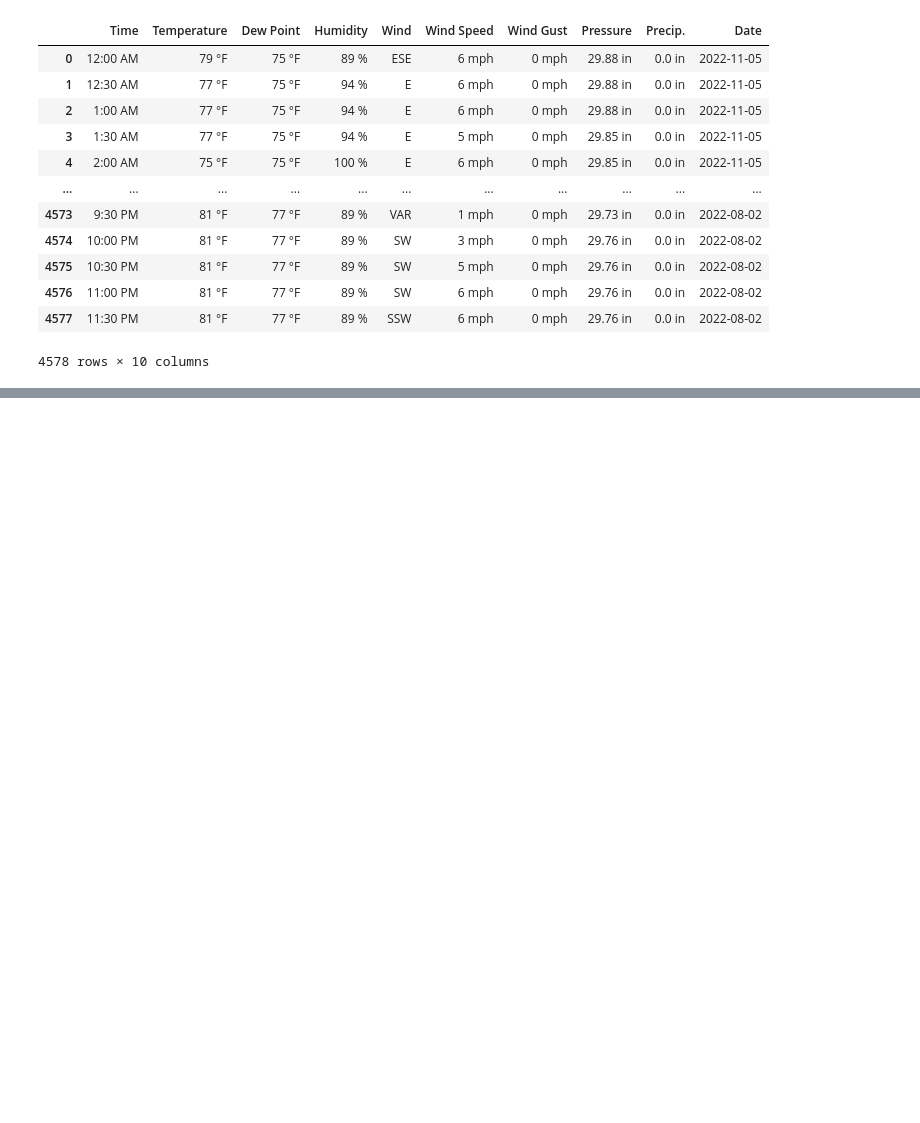
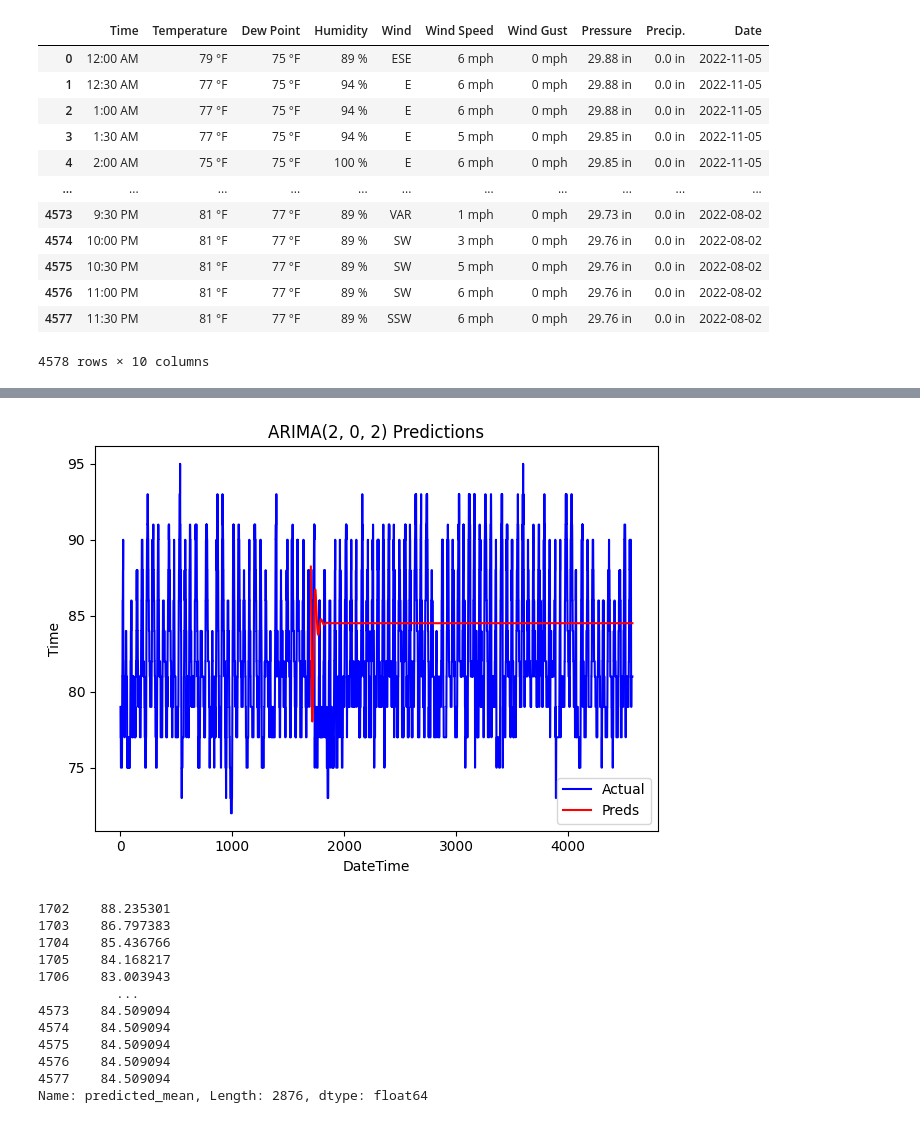
Before and after one commit to TomatoFT/Weather-Analysis-and-Forecasting-App, a Jupyter notebook: EDA.ipynb, the cells around one changed output, grey strips where cells are left out. Drawn from its saved outputs; the diff is of its cells as text; code cells hidden in the pictures; blank space fills up the shorter version.

```diff
--- a/EDA.ipynb
+++ b/EDA.ipynb
@@ -68,0 +134,9 @@ plt.savefig("image.png",bbox_inches='tight',dpi=100)
+# %%
+milestone = datetime.datetime(2022,10,1,00,00,00)
+df2 = df.groupby(df.index).agg({'Humidity': 'max'})
+train = df2.loc[df['DateTime'] > milestone].copy().iloc[::-1]
+train = train.reset_index()
+del train['index']
+val = df2.loc[df['DateTime'] <= milestone].copy().iloc[::-1]
+val = val.reset_index()
+del val['index']
@@ -68,0 +159,49 @@ plt.savefig("image.png",bbox_inches='tight',dpi=100)
+# %%
+from statsmodels.tsa.arima.model import ARIMA
+# df2 = df.groupby(df.index).agg({'Temperature': 'max'})
+milestone = datetime.datetime(2022,10,1,00,00,00)
+
+def plot_arima_model(order=(0, 0, 0),
+                    seasonal_order=(0, 0, 0, 0),
+                    savefig=False):
+    if seasonal_order == (0, 0, 0, 0):
+        title = f'ARIMA{order} Predictions'
+    else:
+        title = f'SARIMA{order}{seasonal_order} Predictions'
+    arima  = ARIMA(train['Humidity'], order=order)
+    result = arima.fit()
+
+    # Predict len(val) timesteps into the future
+    predictions = result.forecast(len(val['Humidity']))
+    # predictions = result.predict(val)
+
+    # Plot
+    fig, ax = plt.subplots()
+    ax.plot(df['Temperature'], 'b', label='Actual')
+    ax.plot(predictions, 'r', label='Preds')
+    ax.set(xlabel='DateTime', ylabel='Time',
+            title=title)
+    plt.legend()
+    plt.tight_layout()
+    if savefig:
+        plt.savefig(title)
+    plt.show()
+    return predictions
+
+# Plot ARIMA(1,1,1)
+b = plot_arima_model(order=(2, 0, 2))
+print(b)
+# %% [output]
+[figure, added]
+1702    88.235301
+1703    86.797383
+1704    85.436766
+1705    84.168217
+1706    83.003943
+          ...
+4573    84.509094
+4574    84.509094
+4575    84.509094
+4576    84.509094
+4577    84.509094
+Name: predicted_mean, Length: 2876, dtype: float64
```
Also changed, not shown: parts of 16 cells of this notebook, 1 other file.
